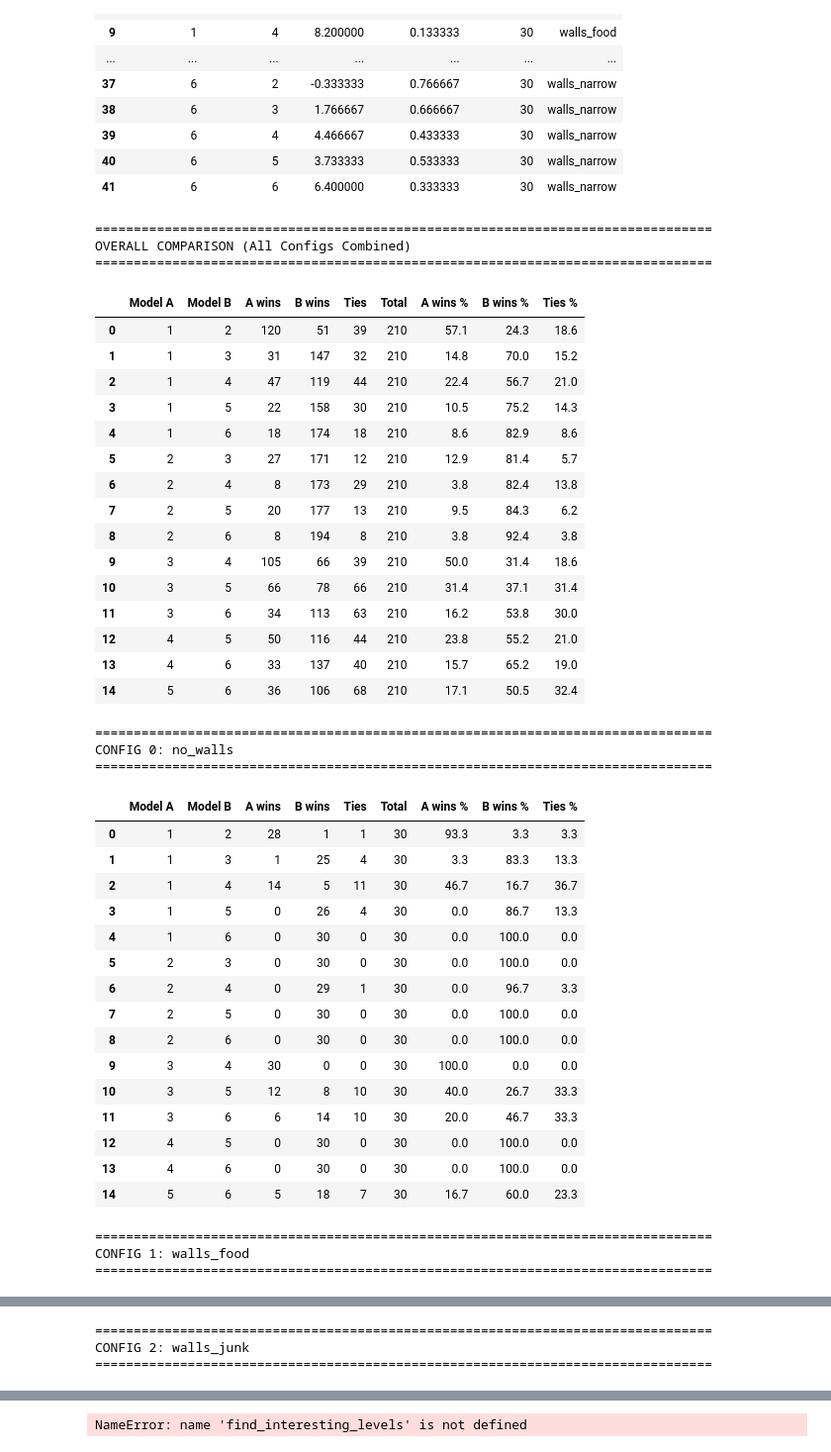
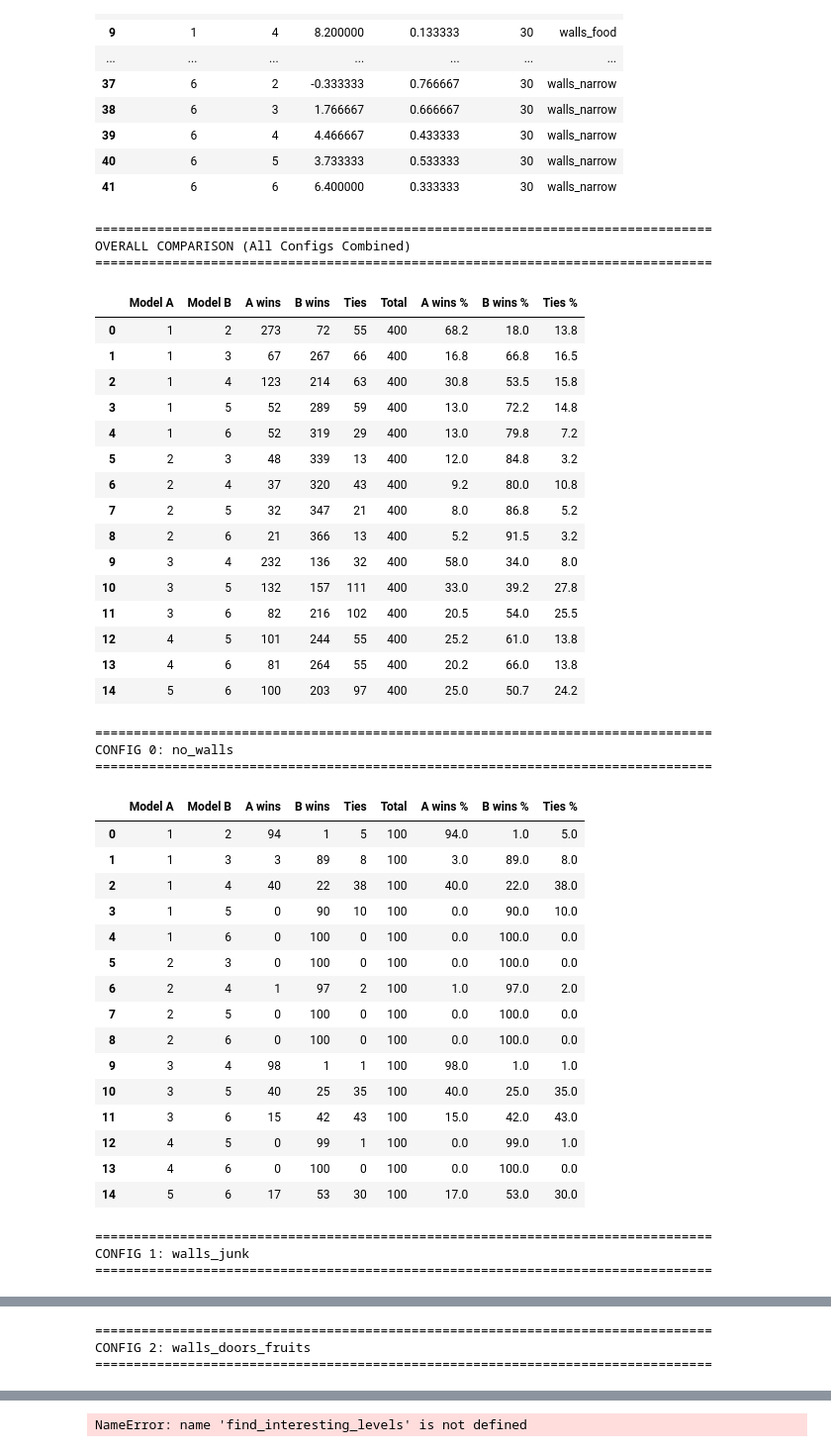
Before and after one commit to matansol/dpu_fruitbot, a Jupyter notebook: evaluate_agents.ipynb, the cells around one changed output, grey strips where cells are left out. Shown at 99% size. Saved outputs shown, nothing was run; the diff lists cells and outputs as text; code cells hidden in the pictures.

```diff
--- a/evaluate_agents.ipynb
+++ b/evaluate_agents.ipynb
@@ -945,7 +911,7 @@ Config stats (mean reward and wall hits):
 import pandas as pd
 from itertools import combinations
 
-df = pd.read_csv('results/simple_eval.csv')
+df = pd.read_csv('results/simple_eval100.csv')
 model_indices = sorted(df['model_index'].unique())
 config_indices = sorted(df['config_index'].unique())
 
@@ -992,68 +958,68 @@ for config_idx in config_indices:
         df1 = df_config[df_config['model_index'] == m1].set_index('start_level')['total_reward']
         df2 = df_config[df_config['model_index'] == m2].set_index('start_level')['total_reward']
 
         common = df1.index.intersection(df2.index)
         if len(common) == 0:
             continue
 
         diff = df1.loc[common] - df2.loc[common]
 
         m1_wins = (diff > 0).sum()
         m2_wins = (diff < 0).sum()
         ties = (diff == 0).sum()
 
         total = len(common)
         rows_config.append({
             'Model A': m1, 'Model B': m2,
             'A wins': m1_wins, 'B wins': m2_wins, 'Ties': ties,
             'Total': total,
             'A wins %': round(m1_wins / total * 100, 1) if total else 0,
             'B wins %': round(m2_wins / total * 100, 1) if total else 0,
             'Ties %': round(ties / total * 100, 1) if total else 0,
         })
 
     comparison_config = pd.DataFrame(rows_config)
     display(comparison_config)
 # %% [output]
 ================================================================================
 OVERALL COMPARISON (All Configs Combined)
 ================================================================================
 |  | Model A | Model B | A wins | B wins | Ties | Total | A wins % | B wins % | Ties % |
-| 0 | 1 | 2 | 120 | 51 | 39 | 210 | 57.1 | 24.3 | 18.6 |
-| 1 | 1 | 3 | 31 | 147 | 32 | 210 | 14.8 | 70.0 | 15.2 |
-| 2 | 1 | 4 | 47 | 119 | 44 | 210 | 22.4 | 56.7 | 21.0 |
-| 3 | 1 | 5 | 22 | 158 | 30 | 210 | 10.5 | 75.2 | 14.3 |
-| 4 | 1 | 6 | 18 | 174 | 18 | 210 | 8.6 | 82.9 | 8.6 |
-| 5 | 2 | 3 | 27 | 171 | 12 | 210 | 12.9 | 81.4 | 5.7 |
-| 6 | 2 | 4 | 8 | 173 | 29 | 210 | 3.8 | 82.4 | 13.8 |
-| 7 | 2 | 5 | 20 | 177 | 13 | 210 | 9.5 | 84.3 | 6.2 |
-| 8 | 2 | 6 | 8 | 194 | 8 | 210 | 3.8 | 92.4 | 3.8 |
-| 9 | 3 | 4 | 105 | 66 | 39 | 210 | 50.0 | 31.4 | 18.6 |
-| 10 | 3 | 5 | 66 | 78 | 66 | 210 | 31.4 | 37.1 | 31.4 |
-| 11 | 3 | 6 | 34 | 113 | 63 | 210 | 16.2 | 53.8 | 30.0 |
-| 12 | 4 | 5 | 50 | 116 | 44 | 210 | 23.8 | 55.2 | 21.0 |
-| 13 | 4 | 6 | 33 | 137 | 40 | 210 | 15.7 | 65.2 | 19.0 |
-| 14 | 5 | 6 | 36 | 106 | 68 | 210 | 17.1 | 50.5 | 32.4 |
+| 0 | 1 | 2 | 273 | 72 | 55 | 400 | 68.2 | 18.0 | 13.8 |
+| 1 | 1 | 3 | 67 | 267 | 66 | 400 | 16.8 | 66.8 | 16.5 |
+| 2 | 1 | 4 | 123 | 214 | 63 | 400 | 30.8 | 53.5 | 15.8 |
+| 3 | 1 | 5 | 52 | 289 | 59 | 400 | 13.0 | 72.2 | 14.8 |
+| 4 | 1 | 6 | 52 | 319 | 29 | 400 | 13.0 | 79.8 | 7.2 |
+| 5 | 2 | 3 | 48 | 339 | 13 | 400 | 12.0 | 84.8 | 3.2 |
+| 6 | 2 | 4 | 37 | 320 | 43 | 400 | 9.2 | 80.0 | 10.8 |
+| 7 | 2 | 5 | 32 | 347 | 21 | 400 | 8.0 | 86.8 | 5.2 |
+| 8 | 2 | 6 | 21 | 366 | 13 | 400 | 5.2 | 91.5 | 3.2 |
+| 9 | 3 | 4 | 232 | 136 | 32 | 400 | 58.0 | 34.0 | 8.0 |
+| 10 | 3 | 5 | 132 | 157 | 111 | 400 | 33.0 | 39.2 | 27.8 |
+| 11 | 3 | 6 | 82 | 216 | 102 | 400 | 20.5 | 54.0 | 25.5 |
+| 12 | 4 | 5 | 101 | 244 | 55 | 400 | 25.2 | 61.0 | 13.8 |
+| 13 | 4 | 6 | 81 | 264 | 55 | 400 | 20.2 | 66.0 | 13.8 |
+| 14 | 5 | 6 | 100 | 203 | 97 | 400 | 25.0 | 50.7 | 24.2 |
 ================================================================================
 CONFIG 0: no_walls
 ================================================================================
 |  | Model A | Model B | A wins | B wins | Ties | Total | A wins % | B wins % | Ties % |
-| 0 | 1 | 2 | 28 | 1 | 1 | 30 | 93.3 | 3.3 | 3.3 |
-| 1 | 1 | 3 | 1 | 25 | 4 | 30 | 3.3 | 83.3 | 13.3 |
-| 2 | 1 | 4 | 14 | 5 | 11 | 30 | 46.7 | 16.7 | 36.7 |
-| 3 | 1 | 5 | 0 | 26 | 4 | 30 | 0.0 | 86.7 | 13.3 |
-| 4 | 1 | 6 | 0 | 30 | 0 | 30 | 0.0 | 100.0 | 0.0 |
-| 5 | 2 | 3 | 0 | 30 | 0 | 30 | 0.0 | 100.0 | 0.0 |
-| 6 | 2 | 4 | 0 | 29 | 1 | 30 | 0.0 | 96.7 | 3.3 |
-| 7 | 2 | 5 | 0 | 30 | 0 | 30 | 0.0 | 100.0 | 0.0 |
-| 8 | 2 | 6 | 0 | 30 | 0 | 30 | 0.0 | 100.0 | 0.0 |
-| 9 | 3 | 4 | 30 | 0 | 0 | 30 | 100.0 | 0.0 | 0.0 |
-| 10 | 3 | 5 | 12 | 8 | 10 | 30 | 40.0 | 26.7 | 33.3 |
-| 11 | 3 | 6 | 6 | 14 | 10 | 30 | 20.0 | 46.7 | 33.3 |
-| 12 | 4 | 5 | 0 | 30 | 0 | 30 | 0.0 | 100.0 | 0.0 |
-| 13 | 4 | 6 | 0 | 30 | 0 | 30 | 0.0 | 100.0 | 0.0 |
-| 14 | 5 | 6 | 5 | 18 | 7 | 30 | 16.7 | 60.0 | 23.3 |
+| 0 | 1 | 2 | 94 | 1 | 5 | 100 | 94.0 | 1.0 | 5.0 |
+| 1 | 1 | 3 | 3 | 89 | 8 | 100 | 3.0 | 89.0 | 8.0 |
+| 2 | 1 | 4 | 40 | 22 | 38 | 100 | 40.0 | 22.0 | 38.0 |
+| 3 | 1 | 5 | 0 | 90 | 10 | 100 | 0.0 | 90.0 | 10.0 |
+| 4 | 1 | 6 | 0 | 100 | 0 | 100 | 0.0 | 100.0 | 0.0 |
+| 5 | 2 | 3 | 0 | 100 | 0 | 100 | 0.0 | 100.0 | 0.0 |
+| 6 | 2 | 4 | 1 | 97 | 2 | 100 | 1.0 | 97.0 | 2.0 |
+| 7 | 2 | 5 | 0 | 100 | 0 | 100 | 0.0 | 100.0 | 0.0 |
+| 8 | 2 | 6 | 0 | 100 | 0 | 100 | 0.0 | 100.0 | 0.0 |
+| 9 | 3 | 4 | 98 | 1 | 1 | 100 | 98.0 | 1.0 | 1.0 |
+| 10 | 3 | 5 | 40 | 25 | 35 | 100 | 40.0 | 25.0 | 35.0 |
+| 11 | 3 | 6 | 15 | 42 | 43 | 100 | 15.0 | 42.0 | 43.0 |
+| 12 | 4 | 5 | 0 | 99 | 1 | 100 | 0.0 | 99.0 | 1.0 |
+| 13 | 4 | 6 | 0 | 100 | 0 | 100 | 0.0 | 100.0 | 0.0 |
+| 14 | 5 | 6 | 17 | 53 | 30 | 100 | 17.0 | 53.0 | 30.0 |
 ================================================================================
-CONFIG 1: walls_food
+CONFIG 1: walls_junk
 ================================================================================
 |  | Model A | Model B | A wins | B wins | Ties | Total | A wins % | B wins % | Ties % |
@@ -1075,4 +1041,4 @@ CONFIG 1: walls_food
 ================================================================================
-CONFIG 2: walls_junk
+CONFIG 2: walls_doors_fruits
 ================================================================================
 |  | Model A | Model B | A wins | B wins | Ties | Total | A wins % | B wins % | Ties % |
```
Also changed, not shown: parts of 10 cells of this notebook, 1 other file.
